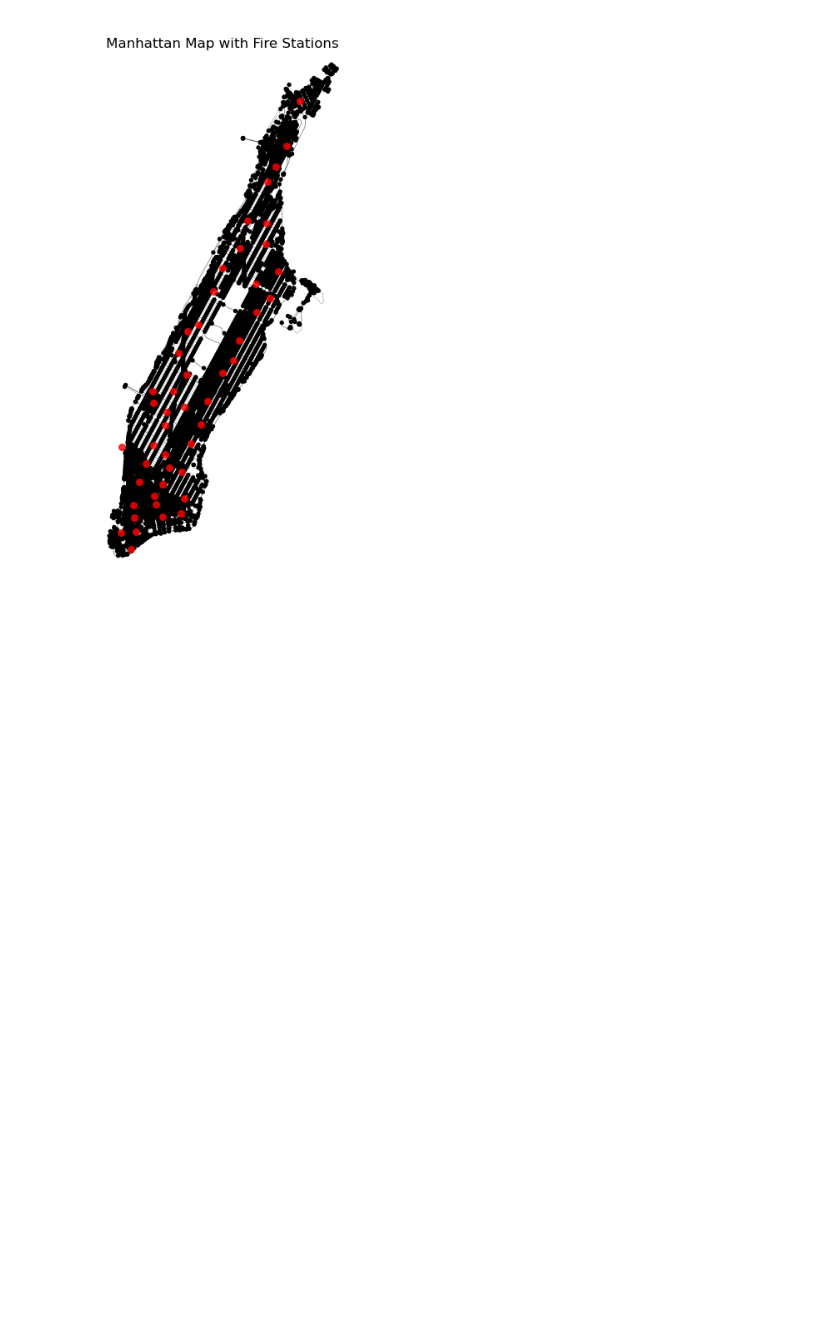
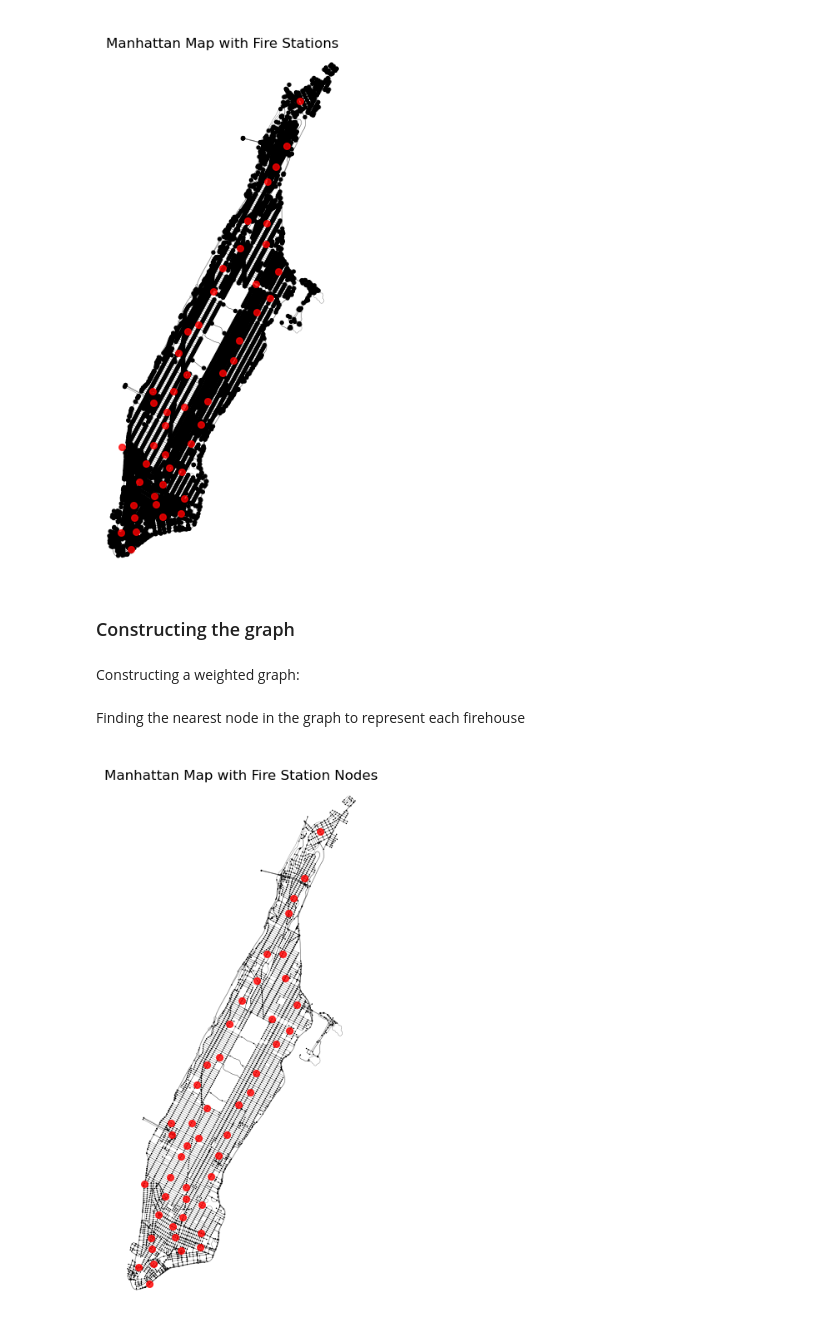
Before and after one commit to margheritatonon/Optimization-II-Project, a Jupyter notebook: dataloading.ipynb, the cells around one changed output. Saved outputs shown, nothing was run; the diff lists cells and outputs as text; code cells hidden in the pictures; blank space fills up the shorter version.

Commit message:
Assigned each fire station to a nearest source node

```diff
--- a/dataloading.ipynb
+++ b/dataloading.ipynb
@@ -56,3 +58,39 @@ plt.title("Manhattan Map with Fire Stations")
 plt.show()
 # %% [output]
 [figure]
+# %% [markdown]
+### Constructing the graph
+# %% [markdown]
+Constructing a weighted graph:
+# %%
+G_weighted = nx.Graph() #undirected, assuming all streets are two way streets
+
+for u, v, data in G_proj.edges(data=True):
+    weight = data.get('length', 1) #defaults to 1 if the length is missing
+    G_weighted.add_edge(u, v, weight=weight)
+
+for node, data in G_proj.nodes(data=True):
+    G_weighted.add_node(node, **data)
+# %% [markdown]
+Finding the nearest node in the graph to represent each firehouse
+# %%
+firehouse_nodes = ox.distance.nearest_nodes(
+    G_proj,
+    X=gdf_firestations_proj.geometry.x,
+    Y=gdf_firestations_proj.geometry.y
+)
+# %%
+#plotting the source nodes:
+node_positions = {node: (data['x'], data['y']) for node, data in G_proj.nodes(data=True)}
+firehouse_x = [node_positions[node][0] for node in firehouse_nodes]
+firehouse_y = [node_positions[node][1] for node in firehouse_nodes]
+
+fig, ax = ox.plot_graph(G_proj, show=False, close=False, bgcolor='white',
+                        edge_color='black', edge_alpha=0.5,
+                        node_color='black', node_size=1,
+                        edge_linewidth=0.3)
+ax.scatter(firehouse_x, firehouse_y, c='red', s=30, alpha=0.8, zorder=3, label='Firehouse')
+plt.title("Manhattan Map with Fire Station Nodes")
+plt.show()
+# %% [output]
+[figure, added]
```
Also changed, not shown: parts of 2 cells of this notebook.
